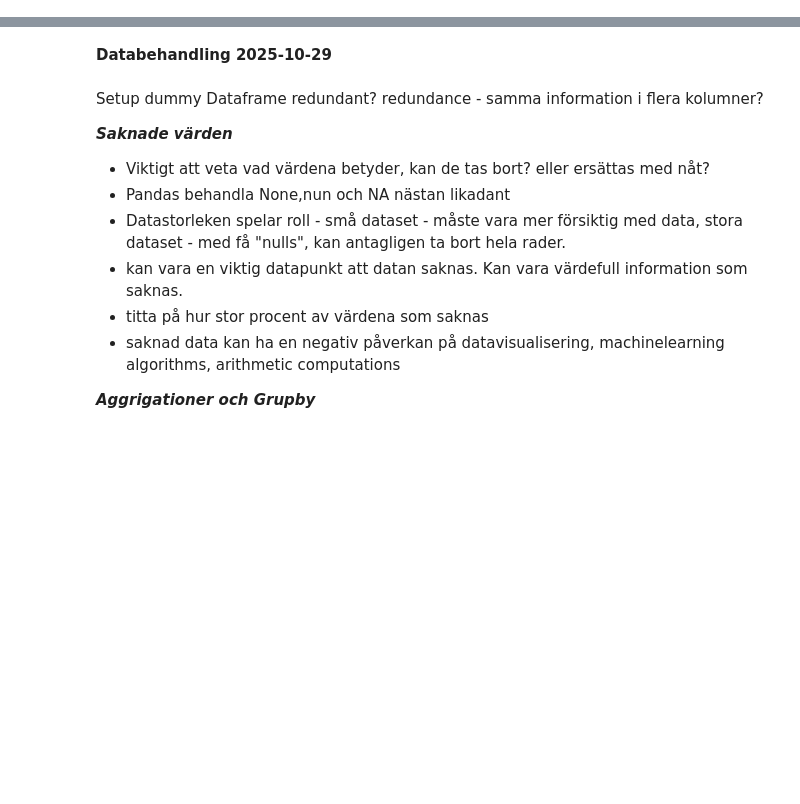
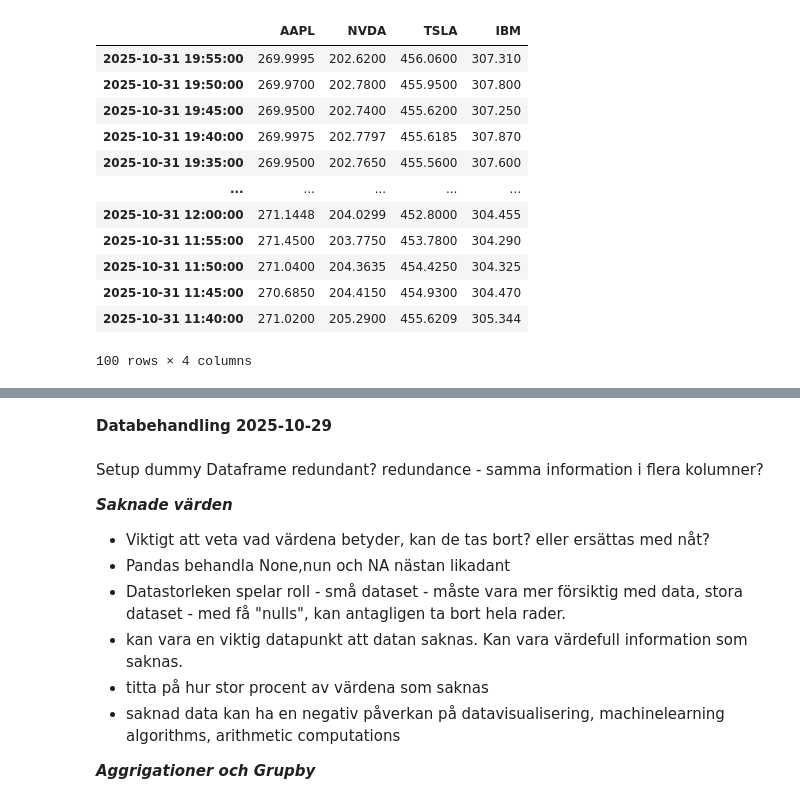
Before and after one commit to F-Degerman/data-mining-FANNY-DEGERMAN, a Jupyter notebook: Notebook_DM.ipynb, the cells around one changed output, grey strips where cells are left out. Saved outputs shown, nothing was run; the diff lists cells and outputs as text; code cells hidden in the pictures; blank space fills up the shorter version.

```diff
--- a/Notebook_DM.ipynb
+++ b/Notebook_DM.ipynb
@@ -0,0 +109,23 @@
+# %%
+import os
+from dotenv import load_dotenv
+import requests
+import pandas as pd
+
+load_dotenv()
+api_key = os.getenv("ALPHA_API_KEY")
+# NOTE: you can print it for your own validation, but remove the print before pushing to Github
+
+symbols = ["AAPL", "NVDA", "TSLA", "IBM"] #list of stock symbols
+stock_list = [] #empty list to store dataframes
+
+for symbol in symbols: #loop through each stock symbol
+    function = "TIME_SERIES_INTRADAY"
+
+    url = f'https://www.alphavantage.co/query?function={function}&symbol={symbol}&interval=5min&apikey={api_key}'
+    #url = f'https://www.alphavantage.co/query?function={function}&symbol={symbol}&apikey={api_key}'
+    data = requests.get(url).json() #omvandla till json format
+    df = pd.DataFrame(data["Time Series (5min)"]).transpose() #transpose to get time series as rows
+    df = df["4. close"].rename(symbol).astype(float) #select only closing price and rename column
+    df = df.reset_index().rename(columns={"index":"datetime"}) #reset index to get datetime as a column
+    stock_list.append(df)
@@ -0,0 +152,18 @@
+# %%
+# concatenate the list of series to a df
+stocks = pd.concat(stock_list, axis=1)
+stocks
+# %% [output]
+|  | AAPL | NVDA | TSLA | IBM |
+| 2025-10-31 19:55:00 | 269.9995 | 202.6200 | 456.0600 | 307.310 |
+| 2025-10-31 19:50:00 | 269.9700 | 202.7800 | 455.9500 | 307.800 |
+| 2025-10-31 19:45:00 | 269.9500 | 202.7400 | 455.6200 | 307.250 |
+| 2025-10-31 19:40:00 | 269.9975 | 202.7797 | 455.6185 | 307.870 |
+| 2025-10-31 19:35:00 | 269.9500 | 202.7650 | 455.5600 | 307.600 |
+| ... | ... | ... | ... | ... |
+| 2025-10-31 12:00:00 | 271.1448 | 204.0299 | 452.8000 | 304.455 |
+| 2025-10-31 11:55:00 | 271.4500 | 203.7750 | 453.7800 | 304.290 |
+| 2025-10-31 11:50:00 | 271.0400 | 204.3635 | 454.4250 | 304.325 |
+| 2025-10-31 11:45:00 | 270.6850 | 204.4150 | 454.9300 | 304.470 |
+| 2025-10-31 11:40:00 | 271.0200 | 205.2900 | 455.6209 | 305.344 |
+100 rows × 4 columns
```
Also changed, not shown: parts of 29 cells of this notebook, 9 other files.
